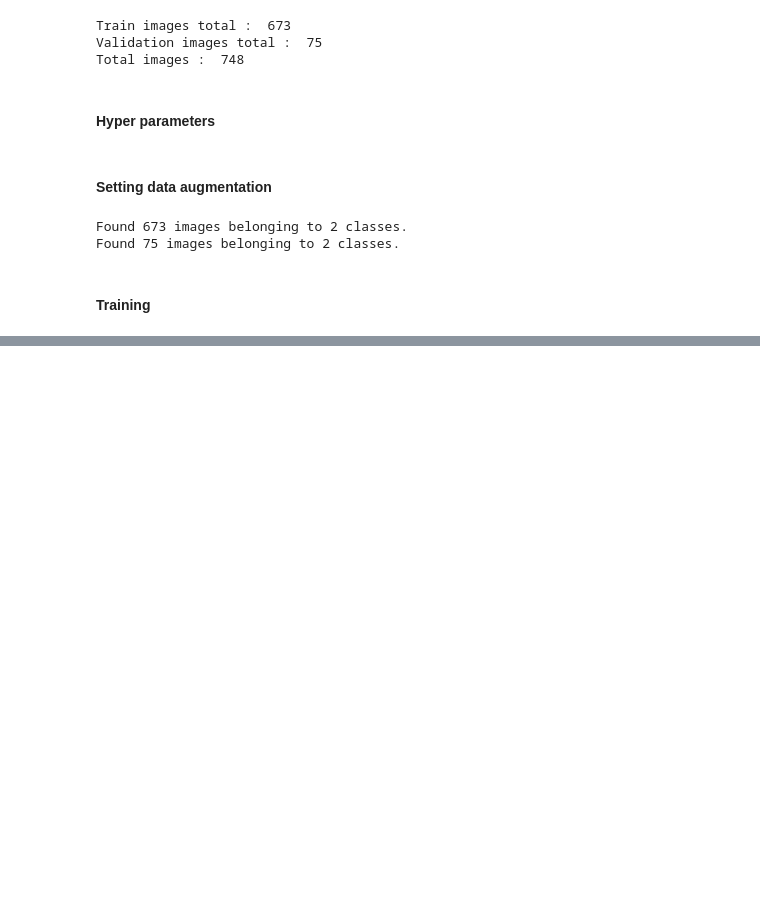
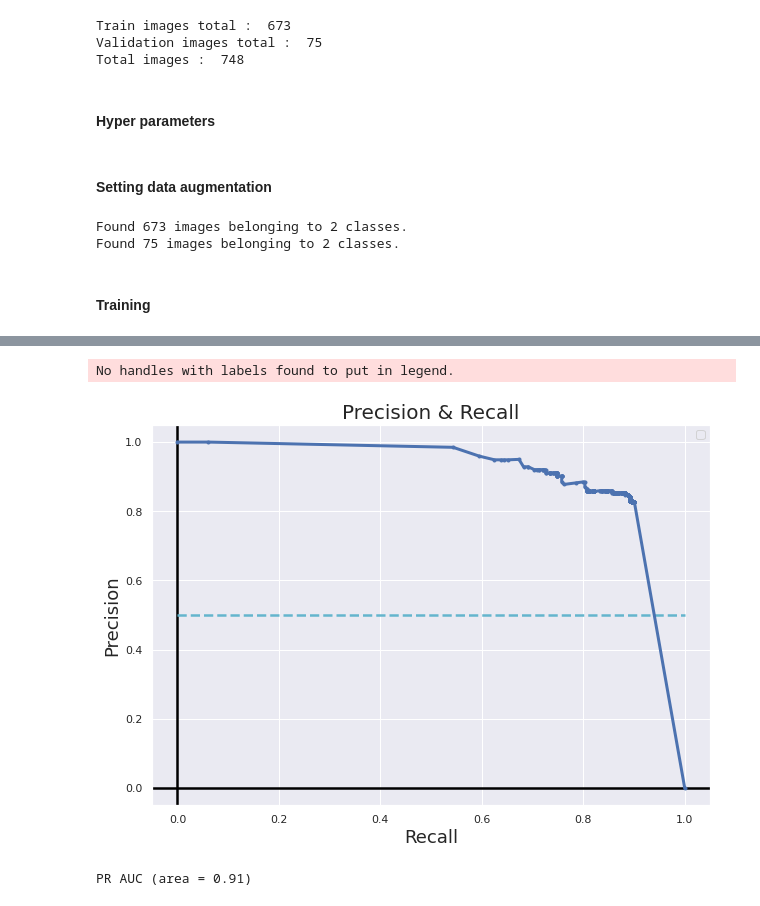
Before and after one commit to Peckkie/EfficientNet_USAI, a Jupyter notebook: Train_Normal_VS_ABnormal_FP-B.ipynb, the cells around one changed output, grey strips where cells are left out. Saved outputs shown, nothing was run; the diff lists cells and outputs as text; code cells hidden in the pictures; blank space fills up the shorter version.

```diff
--- a/Train_Normal_VS_ABnormal_FP-B.ipynb
+++ b/Train_Normal_VS_ABnormal_FP-B.ipynb
@@ -343,0 +406,4 @@ KeyboardInterrupt
+# %%
+width = 150
+height = 150
+input_shape = (height, width, 3)
@@ -343,0 +638,44 @@ KeyboardInterrupt
+# %%
+#create dataframe
+import numpy as np
+i = np.arange(len(precision1)) # index for df
+roc0 = pd.DataFrame({'Threshold' : pd.Series(threshold, index=i),'Precision' : pd.Series(precision1, index = i),'Recall' : pd.Series(recall1, index = i),'tpr' : pd.Series(TPR1, index = i),'fpr' : pd.Series(FPR1, index = i),'1-Spec' : pd.Series(SPEC1, index = i),  'ACC' : pd.Series(ACC1, index = i)})
+roc0 = roc0.fillna(1)
+
+fix_value = [{'Threshold':0.000,'Precision':0.000,'Recall':1.000,'tpr':1.000,'fpr':1.000,'1-Spec':1.000,'ACC':0.000}]
+roc0 = roc0.append(fix_value,ignore_index=True,sort=False)
+roc0 = roc0.apply(np.roll, shift=1) #move he last row to the first
+# %%
+import numpy as np
+    #Precision & Recall Curve
+recall = np.array(roc0['Recall'])
+precision = np.array(roc0['Precision'])
+
+import matplotlib.pyplot as plt
+from matplotlib import pyplot
+lw = 3
+fig, ax = plt.subplots(figsize=(10, 7))
+plt.axhline(0, lw=2.5, color='black')
+plt.axvline(0, lw=2.5, color='black')
+# ax.set_facecolor(('w'))
+fig.patch.set_facecolor('w')
+plt.plot([0, 1], [0.5, 0.5],'c', linestyle='--',lw=2.5)
+pyplot.plot(recall, precision, marker='.', lw=lw)
+    # axis labels
+pyplot.xlabel('Recall',fontsize=18)
+pyplot.ylabel('Precision',fontsize=18)
+pyplot.title('Precision & Recall',fontsize=20)
+    # show the legend
+pyplot.legend()
+    # show the plot
+pyplot.show()
+
+
+    # calculate the precision-recall auc
+from sklearn.metrics import auc
+auc_score = auc(recall, precision)
+print('PR AUC (area = %0.2f)' % (auc_score))
+# %% [output]
+No handles with labels found to put in legend.
+[figure, added]
+PR AUC (area = 0.91)
```
Also changed, not shown: parts of 32 cells of this notebook, 28 other files.
